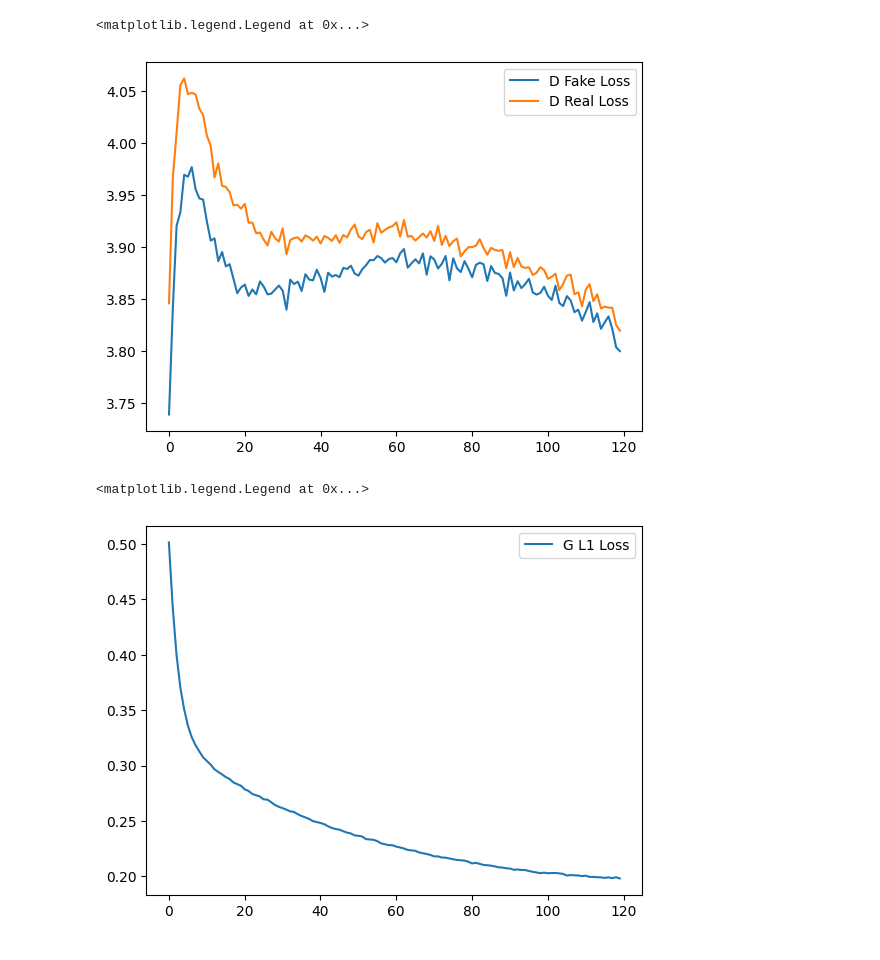
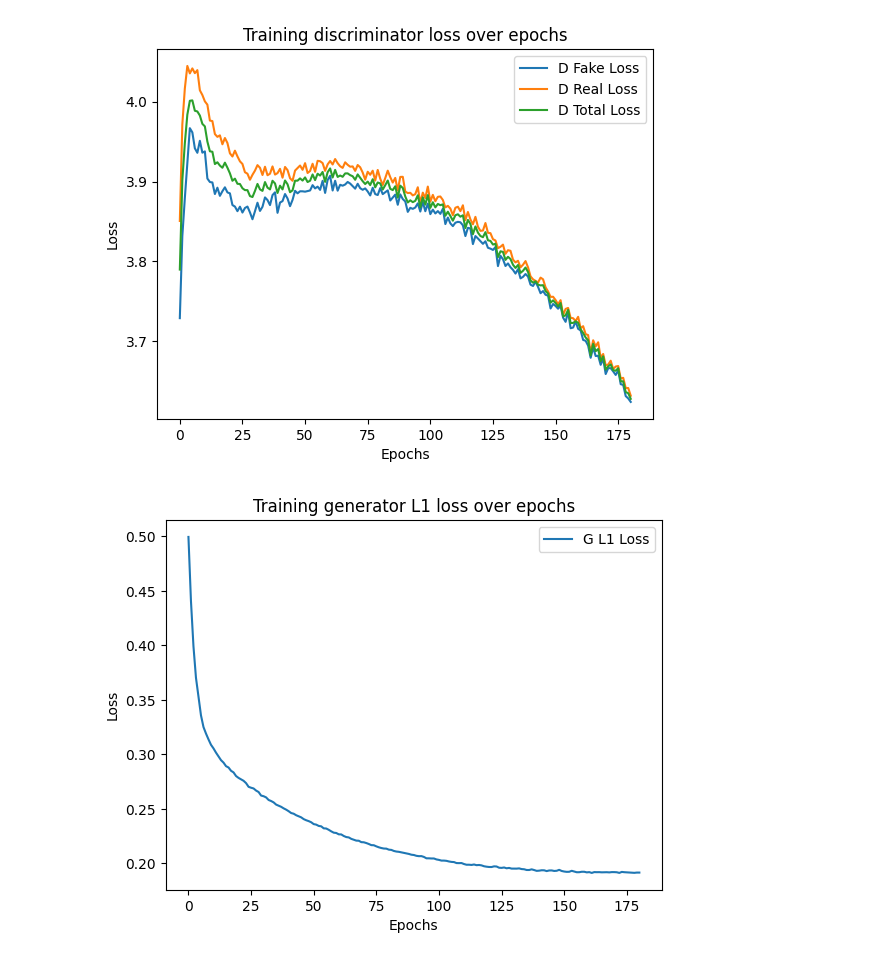
Before and after one commit to lawrencexli/ImageColorization, a Jupyter notebook: PlotResult.ipynb, the cells around one changed output. Drawn from its saved outputs; the diff is of its cells as text; code cells hidden in the pictures.

Commit message:
Added evaluation

```diff
--- a/PlotResult.ipynb
+++ b/PlotResult.ipynb
@@ -3,8 +3,3 @@
 # %%
 import pickle
 from matplotlib import pyplot as plt
-# %%
-with open('saved_weights/performance-unet.pkl', 'rb') as f:
-    performance = pickle.load(f)
-
-plt.plot(performance)
@@ -14,17 +6,24 @@ plt.plot(performance)
 # %%
-with open('saved_weights/performance_25k.pkl', 'rb') as f:
+with open('saved_weights/performance_final.pkl', 'rb') as f:
     performance = pickle.load(f)
 
-plt.plot(performance['d_fake_loss'], label='D Fake Loss')
-plt.plot(performance['d_real_loss'], label='D Real Loss')
+plt.plot(performance['d_fake_loss'][:181], label='D Fake Loss')
+plt.plot(performance['d_real_loss'][:181], label='D Real Loss')
+plt.plot(performance['d_loss'][:181], label='D Total Loss')
+plt.xlabel('Epochs')
+plt.ylabel('Loss')
+plt.title('Training discriminator loss over epochs')
 plt.legend()
+plt.savefig('evaluation/d_loss.png', dpi=300)
 # %% [output]
-<matplotlib.legend.Legend at 0x...>
-[figure, old version]
+[figure, new version]
 # %%
-plt.plot(performance['g_l1_loss'], label='G L1 Loss')
+plt.plot(performance['g_l1_loss'][:181], label='G L1 Loss')
+plt.xlabel('Epochs')
+plt.ylabel('Loss')
+plt.title('Training generator L1 loss over epochs')
 plt.legend()
+plt.savefig('evaluation/g_l1_loss.png', dpi=300)
 # %% [output]
-<matplotlib.legend.Legend at 0x...>
-[figure, old version]
+[figure, new version]
 # %%
```
Also changed, not shown: parts of 5 cells of this notebook, 6 other files.
